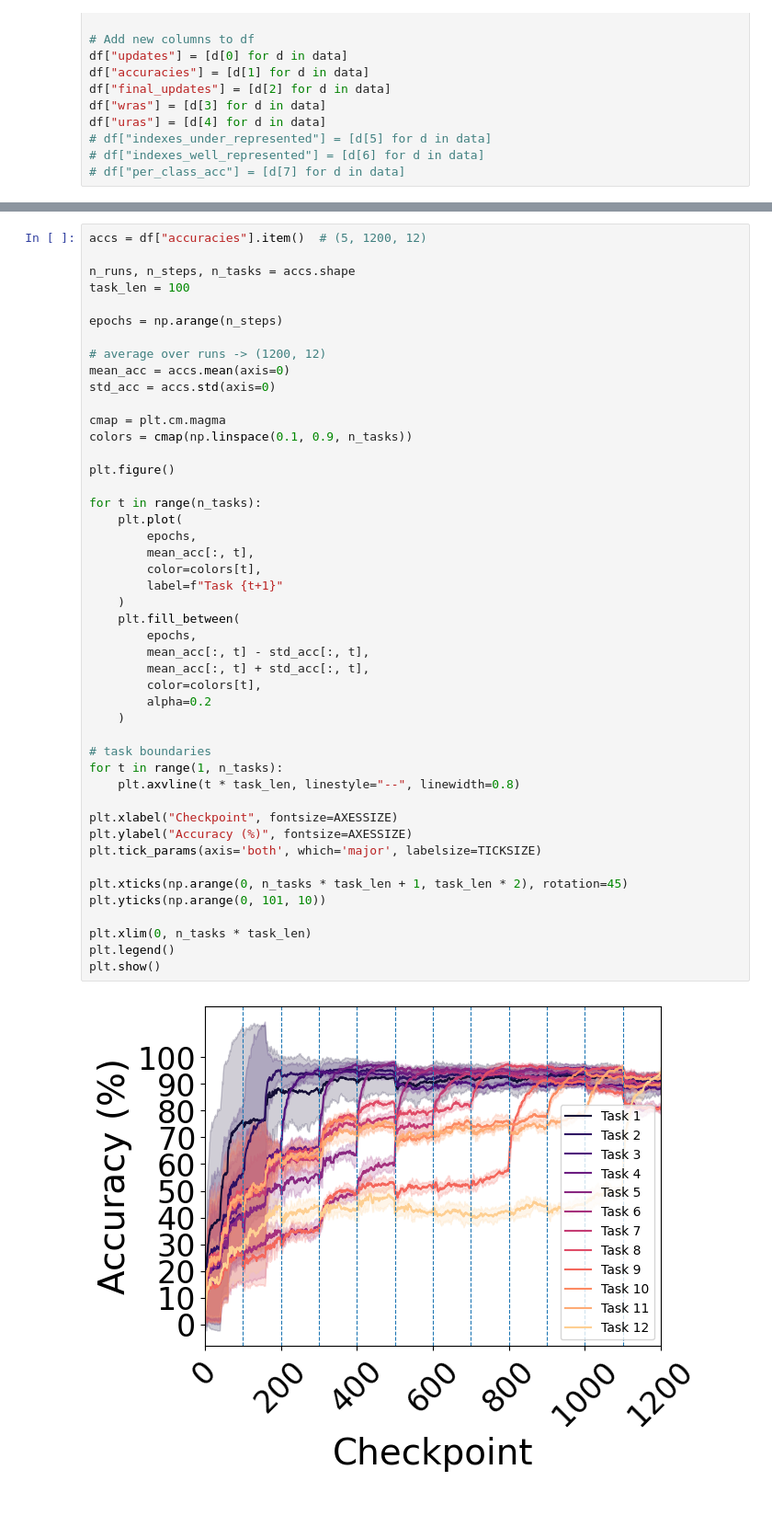
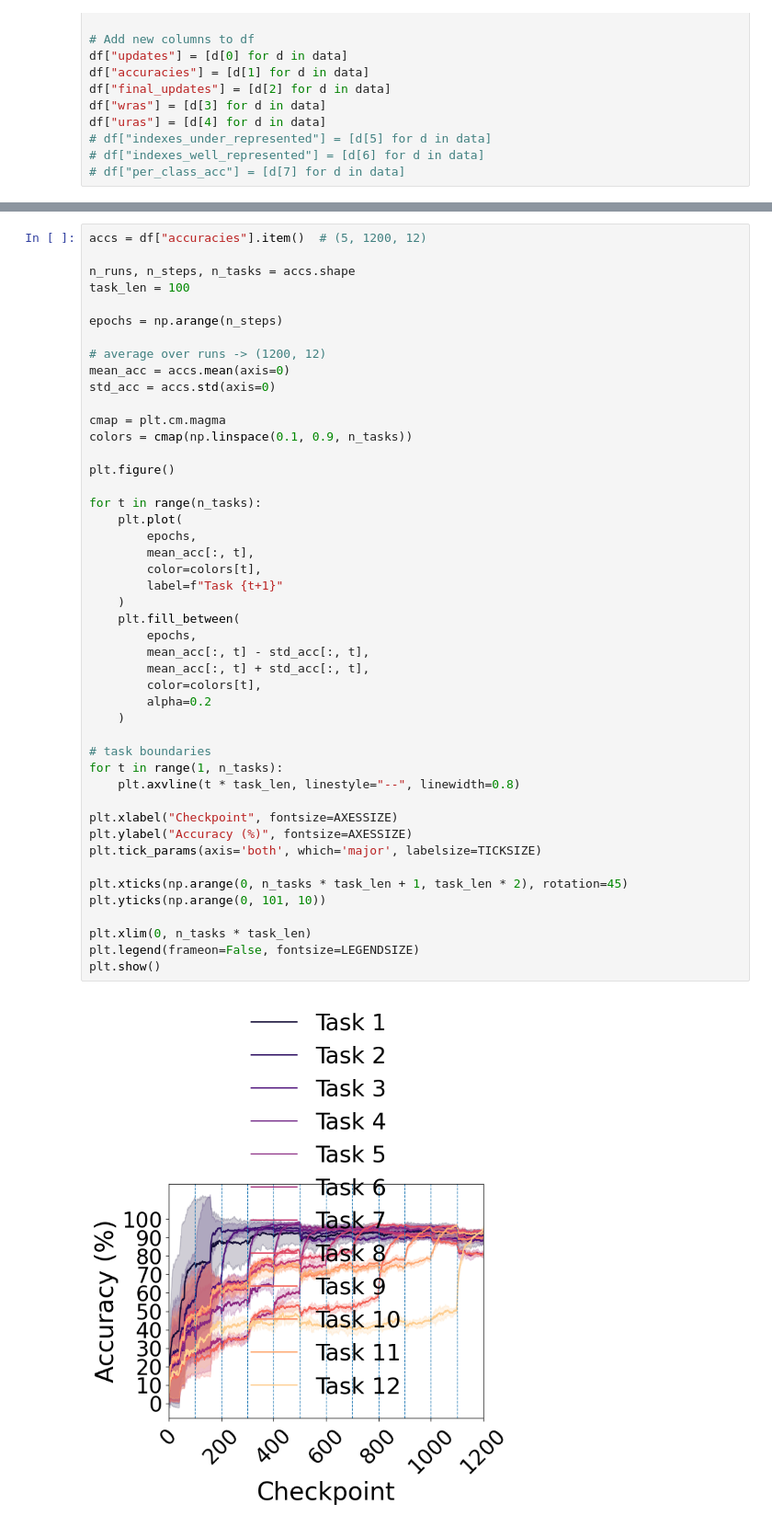
Before and after one commit to kellian-cottart/active-continual-learning-bayesianbinn, a Jupyter notebook: appendix-openloris-al-switch-time.ipynb, the cells around one changed output, grey strips where cells are left out. Shown at 92% size. Drawn from its saved outputs; the diff is of its cells as text.

```diff
--- a/appendix-openloris-al-switch-time.ipynb
+++ b/appendix-openloris-al-switch-time.ipynb
@@ -273,32 +273,32 @@ plt.figure()
 
 for t in range(n_tasks):
     plt.plot(
         epochs,
         mean_acc[:, t],
         color=colors[t],
         label=f"Task {t+1}"
     )
     plt.fill_between(
         epochs,
         mean_acc[:, t] - std_acc[:, t],
         mean_acc[:, t] + std_acc[:, t],
         color=colors[t],
         alpha=0.2
     )
 
 # task boundaries
 for t in range(1, n_tasks):
     plt.axvline(t * task_len, linestyle="--", linewidth=0.8)
 
 plt.xlabel("Checkpoint", fontsize=AXESSIZE)
 plt.ylabel("Accuracy (%)", fontsize=AXESSIZE)
 plt.tick_params(axis='both', which='major', labelsize=TICKSIZE)
 
 plt.xticks(np.arange(0, n_tasks * task_len + 1, task_len * 2), rotation=45)
 plt.yticks(np.arange(0, 101, 10))
 
 plt.xlim(0, n_tasks * task_len)
-plt.legend()
+plt.legend(frameon=False, fontsize=LEGENDSIZE)
 plt.show()
 # %% [output]
-[figure, old version]
+[figure, new version]
```
Also changed, not shown: 19 other files.
